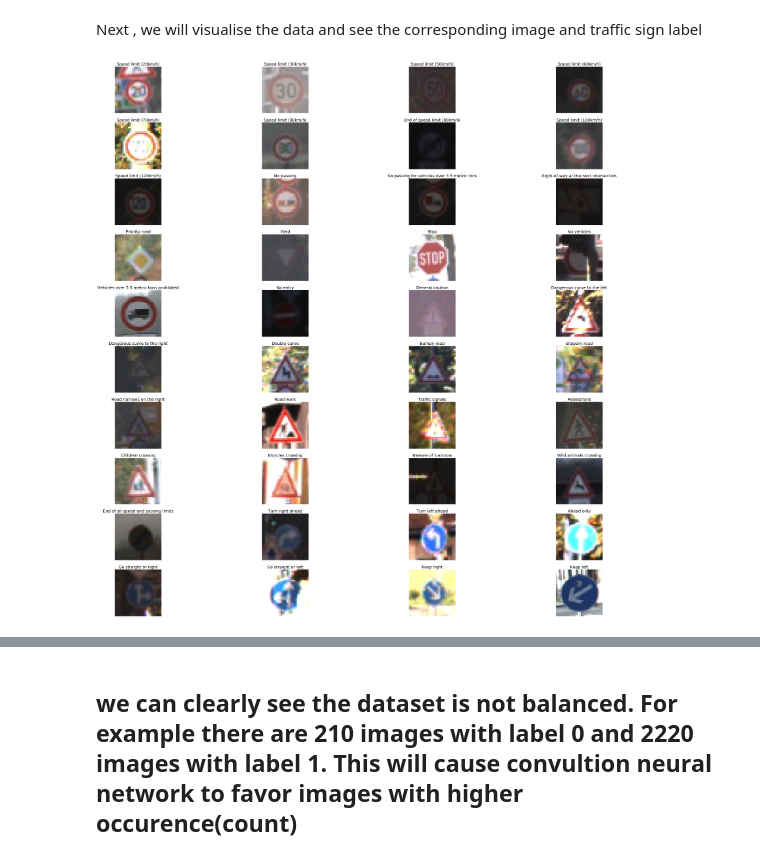
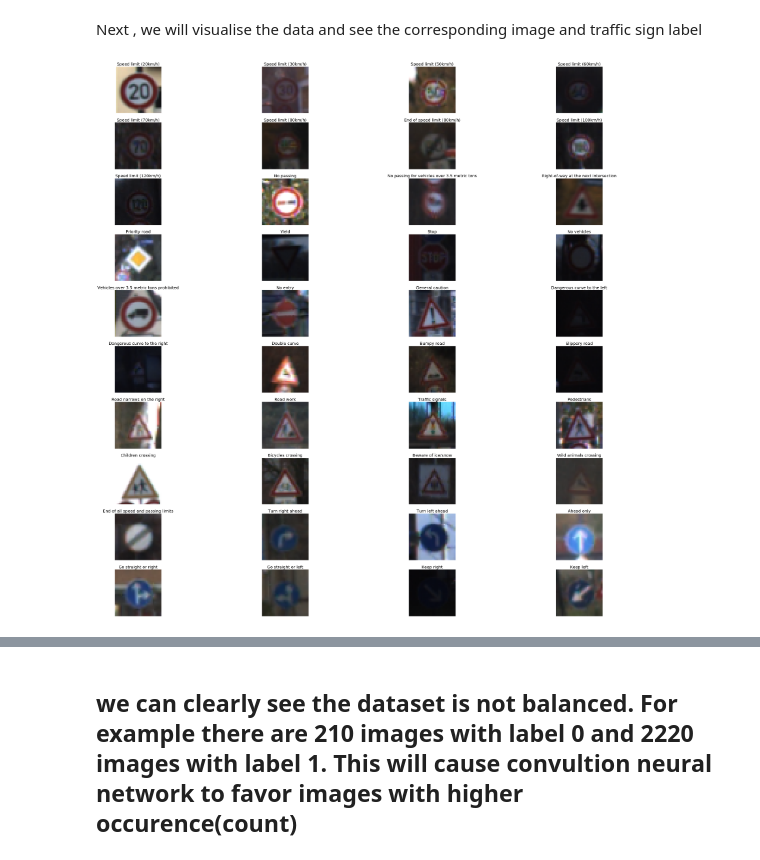
Before and after one commit to sookinoby/mxnet-ccn-samples, a Jupyter notebook: Cnn-mxnet.ipynb, the cells around one changed output, grey strips where cells are left out. Drawn from its saved outputs; the diff is of its cells as text; code cells hidden in the pictures.

```diff
--- a/Cnn-mxnet.ipynb
+++ b/Cnn-mxnet.ipynb
@@ -22,16 +22,17 @@ import pickle
 
 # TODO: Fill this in based on where you saved the training and testing data
 
-training_file = "traffic-signs-data/train.p"
-testing_file = "traffic-signs-data/test.p"
+training_file = "traffic-data/train.p"
+validation_file =  "traffic-data/valid.p"
 
 with open(training_file, mode='rb') as f:
     train = pickle.load(f)
-with open(testing_file, mode='rb') as f:
-    test = pickle.load(f)
+
+with open(validation_file, mode='rb') as f:
+    valid = pickle.load(f)
 
 X_train, y_train = train['features'], train['labels']
-X_test, y_test = test['features'], test['labels']
+X_valid, y_valid = valid['features'], valid['labels']
 # %% [markdown]
 We are going to print few statistics of data. German traffic is a multi class classification problem.t There are 43 different classes of traffic sign in the dataset
 # %%
@@ -100,34 +101,34 @@ import matplotlib.pyplot as plt
 from matplotlib.figure import Figure
 # Visualizations will be shown in the notebook.
 %matplotlib inline
 
 #This functions selects one image per class to plot
 def get_images_to_plot(images, labels):
     selected_image = []
     idx = []
     for i in range(n_classes):
         selected = np.where(labels == i)[0][0]
         selected_image.append(images[selected])
         idx.append(selected)
     return selected_image,idx
 
 # function to plot the images in a grid
-def plot_images(selected_image,row=5,col=10,idx = None):
+def plot_images(selected_image,y_val,row=5,col=10,idx = None):
     count =0;
     f, axarr = plt.subplots(row, col,figsize=(50, 50))
 
     for i in range(row):
          for j in range(col):
                 if(count < len(selected_image)):
                     axarr[i,j].imshow(selected_image[count])
                     if(idx != None):
-                        axarr[i,j].set_title(traffic_labels_dict[y_train[idx[count]]], fontsize=20)
+                        axarr[i,j].set_title(traffic_labels_dict[y_val[idx[count]]], fontsize=20)
                 axarr[i,j].axis('off')
                 count = count + 1
 
 
 
 selected_image,idx = get_images_to_plot(X_train,y_train)
-plot_images(selected_image,row=10,col=4,idx=idx)
+plot_images(selected_image,row=10,col=4,idx=idx,y_val=y_train)
 # %% [output]
-[figure, old version]
+[figure, new version]
```
Also changed, not shown: parts of 24 cells of this notebook, 6 other files.
